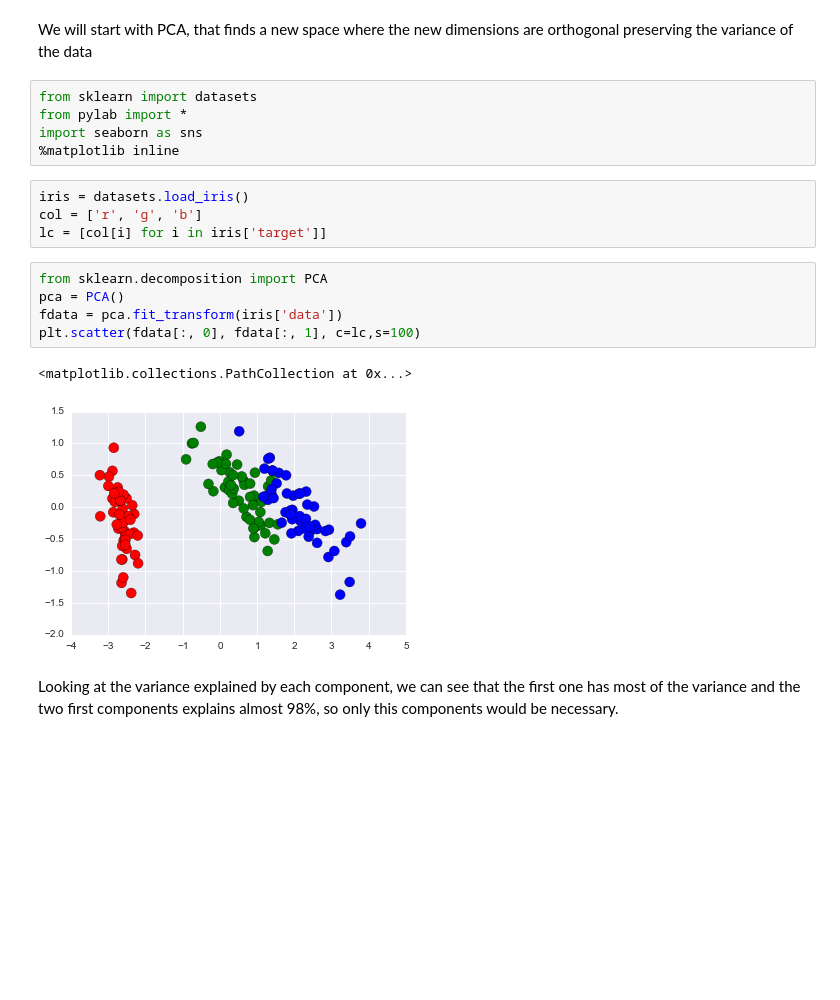
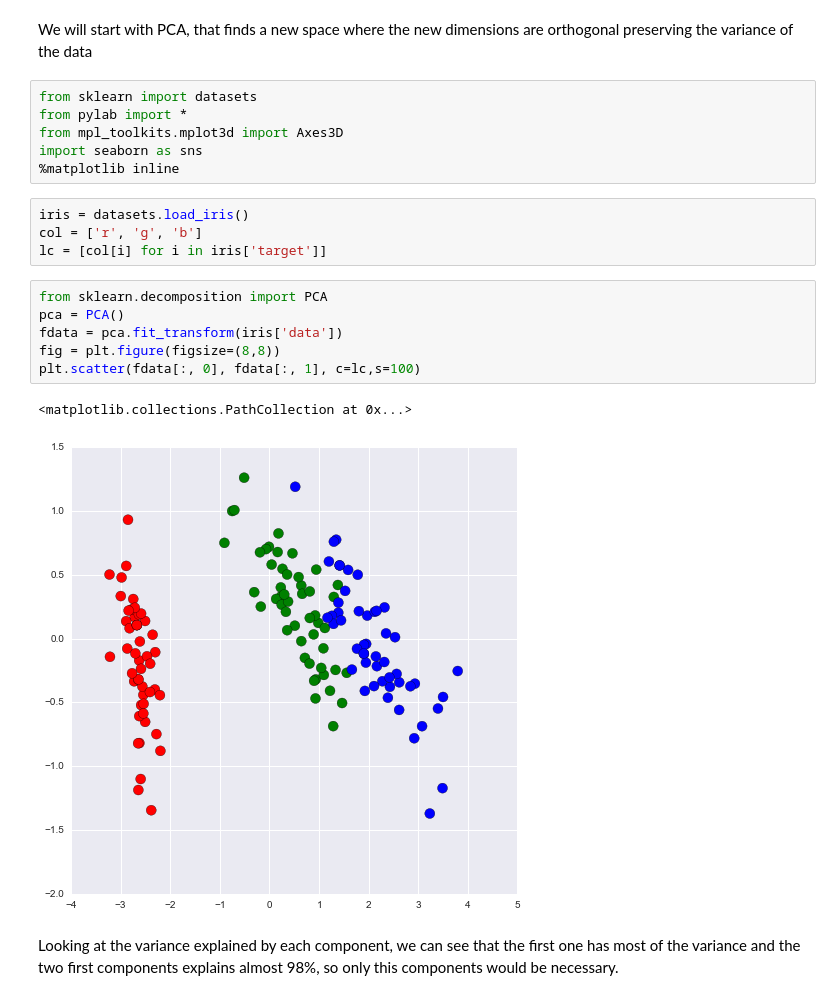
Before and after one commit to bejar/AMLTNotebooks, a Jupyter notebook: Notebooks/DimReduction.ipynb, the cells around one changed output. Cells and saved outputs as stored; diff of their text form; blank space fills up the shorter version.

```diff
--- a/Notebooks/DimReduction.ipynb
+++ b/Notebooks/DimReduction.ipynb
@@ -9,6 +9,7 @@ We will start with PCA, that finds a new space where the new dimensions are orth
 # %%
 from sklearn import datasets
 from pylab import *
+from mpl_toolkits.mplot3d import Axes3D
 import seaborn as sns
 %matplotlib inline
 # %%
@@ -18,11 +19,12 @@ lc = [col[i] for i in iris['target']]
 # %%
 from sklearn.decomposition import PCA
 pca = PCA()
 fdata = pca.fit_transform(iris['data'])
+fig = plt.figure(figsize=(8,8))
 plt.scatter(fdata[:, 0], fdata[:, 1], c=lc,s=100)
 # %% [output]
 <matplotlib.collections.PathCollection at 0x...>
-[figure, old version]
+[figure, new version]
 # %% [markdown]
 Looking at the variance explained by each component, we can see that the first one has most of the variance and the two first components explains almost 98%, so only this components would be necessary.
 # %%
```
Also changed, not shown: parts of 9 cells of this notebook, 1 other file.
